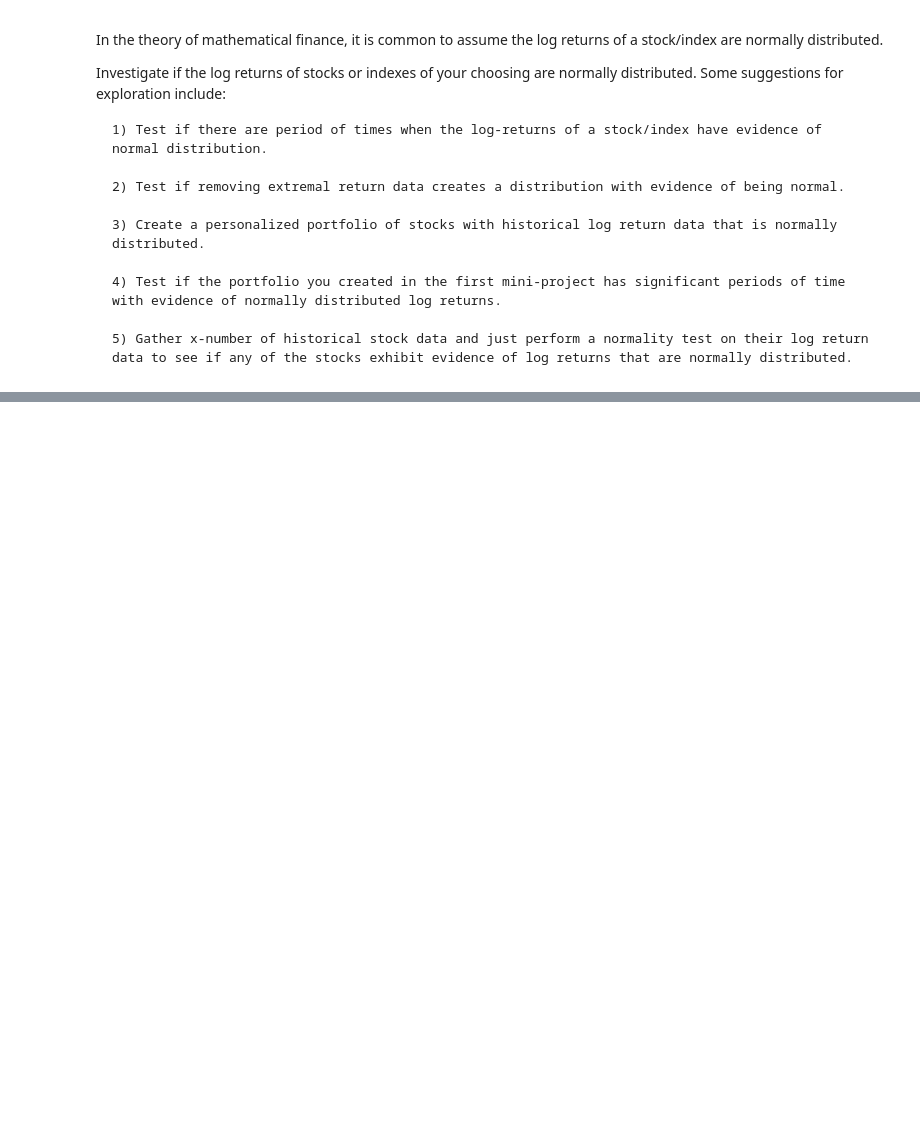
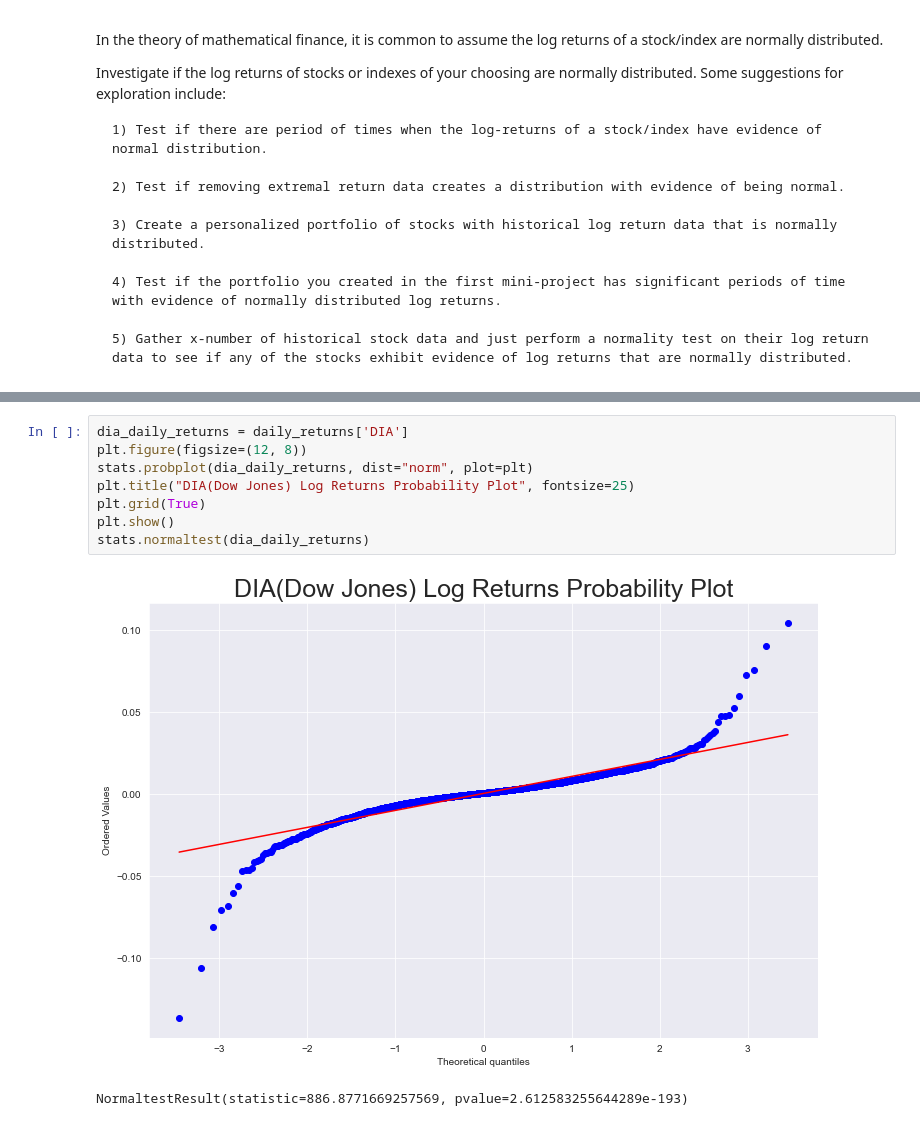
Before and after one commit to ytqing/Erdos-Institute-Quant-Finance-Mini-Projects, a Jupyter notebook: Mini Project 2.ipynb, the cells around one changed output, grey strips where cells are left out. Cells and saved outputs as stored; diff of their text form; blank space fills up the shorter version.

```diff
--- a/Mini Project 2.ipynb
+++ b/Mini Project 2.ipynb
@@ -24,0 +77,11 @@ Investigate if the log returns of stocks or indexes of your choosing are normall
+# %%
+dia_daily_returns = daily_returns['DIA']
+plt.figure(figsize=(12, 8))
+stats.probplot(dia_daily_returns, dist="norm", plot=plt)
+plt.title("DIA(Dow Jones) Log Returns Probability Plot", fontsize=25)
+plt.grid(True)
+plt.show()
+stats.normaltest(dia_daily_returns)
+# %% [output]
+[figure, added]
+NormaltestResult(statistic=886.8771669257569, pvalue=2.612583255644289e-193)
```
Also changed, not shown: parts of 24 cells of this notebook, 3 other files.
